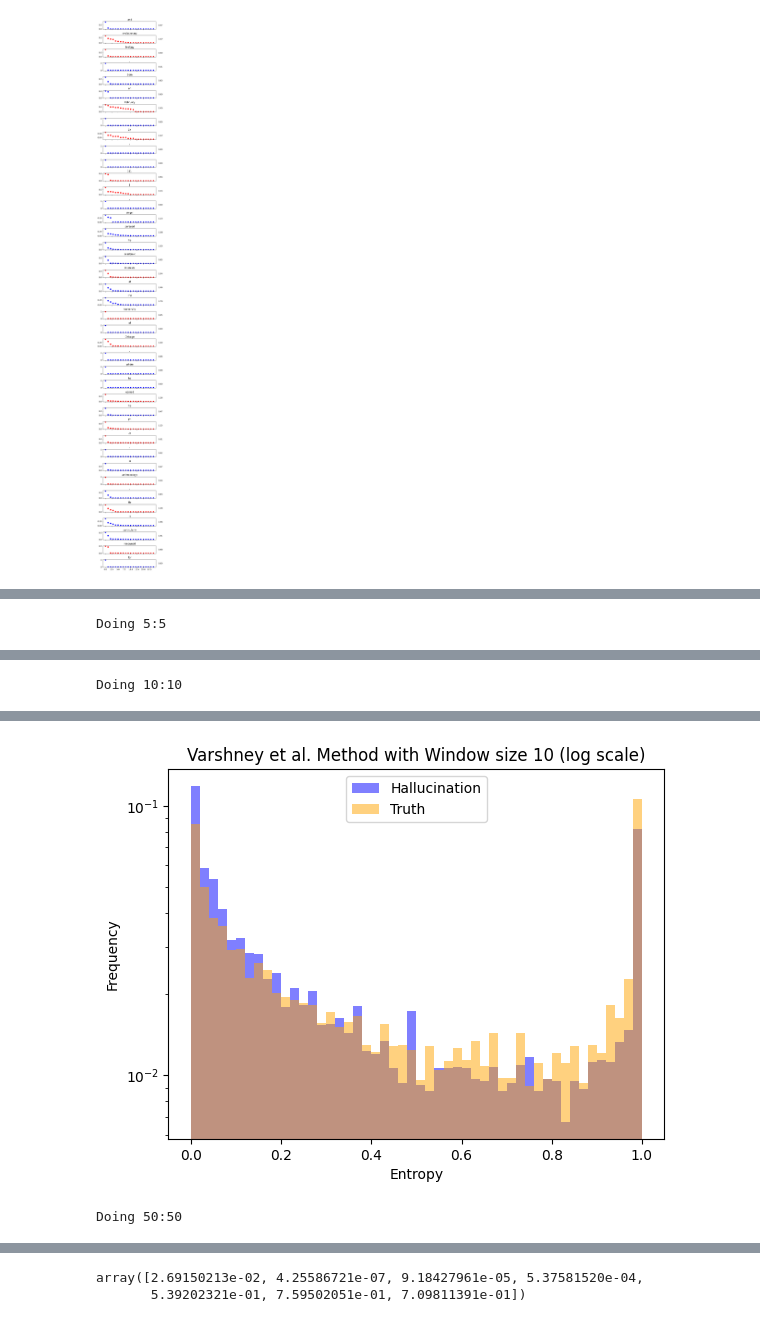
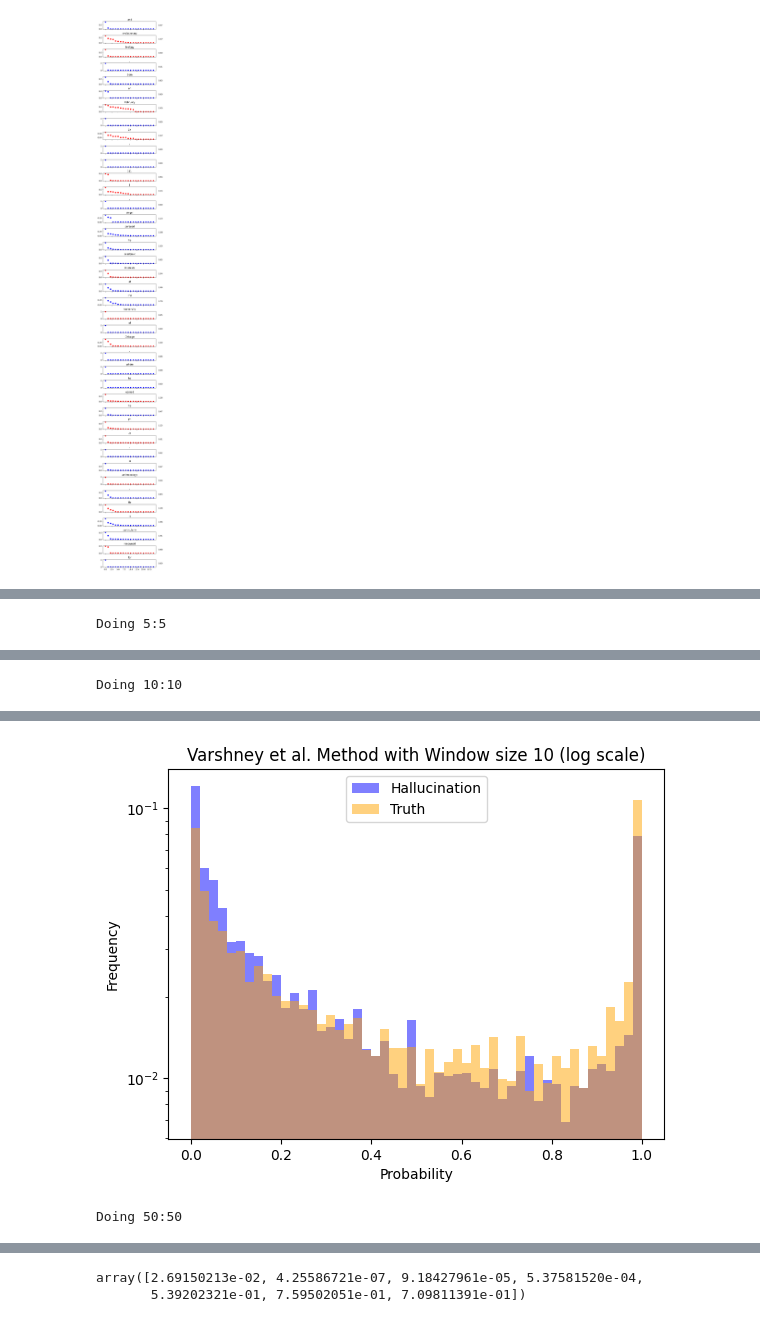
Before and after one commit to shiribaum-tau/NLP_Course_TS_Hallucination_Detection, a Jupyter notebook: data_exploration/Data Exploration.ipynb, the cells around one changed output, grey strips where cells are left out. Saved outputs shown, nothing was run; the diff lists cells and outputs as text; code cells hidden in the pictures.

```diff
--- a/data_exploration/Data Exploration.ipynb
+++ b/data_exploration/Data Exploration.ipynb
@@ -260,7 +266,7 @@ def draw_double_histogram(in_logits, in_labels, title="title", logscale=False, x
 # %%
 # Single token Statistics
 # %%
-for model in MODELS:
+for i, model in enumerate(MODELS):
     all_ents = []
     all_labels = []
     for path in glob.glob(os.path.join(model, "*.pkl")):
@@ -270,6 +276,6 @@ for model in MODELS:
         all_ents.extend(ents)
         all_labels.extend(dat['labels'][-ents.shape[0]:])
 
-    draw_double_histogram(all_ents, all_labels, f"{model}: Window size 1")
-    draw_double_histogram(all_ents, all_labels, f"{model}: Window size 1 (log scale)", True)
+    draw_double_histogram(all_ents, all_labels, f"{MODEL_NAMES[i]} - Single Token Entropy")
+    draw_double_histogram(all_ents, all_labels, f"{MODEL_NAMES[i]} - Single Token Entropy (log scale)", True)
 # %% [output]
@@ -294,7 +300,7 @@ def do_max_bigdiff(logits):
 def do_ent_bigdiff(logits):
     return sp.stats.entropy(np.max(logits,axis=0) - np.min(logits,axis=0))
 # %%
-for model in MODELS:
+for i, model in enumerate(MODELS):
     for winsize in [5, 10, 50]:
         for stride in [winsize]:
             print(f"Doing {model}:{winsize}:{stride}")
@@ -311,6 +317,6 @@ for model in MODELS:
                 except:
                     print(f"Skipping {path}")
 
-        draw_double_histogram(all_logits, all_labels,  f"{model}: Window size {winsize} with label smoothing (Avg. maxdiff)", xlabel="Avg. Maxdiff")
+        draw_double_histogram(all_logits, all_labels,  f"{MODEL_NAMES[i]} - Mean Maxdiff with Window size {winsize}", xlabel="Mean Maxdiff")
 # %% [output]
 Doing mini_GPT:5:5
@@ -331,20 +337 @@ Skipping OPT\Stephen Miller (political advisor)_data.pkl
 ... (6 outputs left out)
-# %%
-for model in MODELS:
-    for winsize in [5, 10, 50]:
-        for stride in [winsize]:
-            print(f"Doing {model}:{winsize}:{stride}")
-            all_logits = []
-            all_labels = []
-            for path in glob.glob(os.path.join(model, "*.pkl")):
-                with open(path, "rb") as f:
-                    dat = pickle.load(f)
-                try:
-                    logits_windows, labels_windows = create_windows(dat, winsize, stride)
-                    for logits, labels in zip(logits_windows, labels_windows):
-                        all_logits.append(do_max_bigdiff(logits))
-                        all_labels.append(1 if 1 in labels else 0)
-                except Exception as e:
-                    print(f"Skipping {path}: {e}")
-
-        draw_double_histogram(all_logits, all_labels,  f"{model}: Window size {winsize} with label smoothing (Max maxdiff)", xlabel="Max Maxdiff")
@@ -442,19 +387,14 @@ for winsize in [5, 10, 50]:
         print(f"Doing {winsize}:{stride}")
         all_probs = []
         all_labels = []
-        for path in glob.glob(os.path.join('mini_GPT', "*.pkl")):
+        for path in glob.glob(os.path.join(paper_comp_data_loc, "*.pkl")):
             with open(path, "rb") as f:
                 dat = pickle.load(f)
-                #
             try:
                 logits_windows, labels_windows = create_windows(dat, winsize, stride)
-                entity = os.path.basename(path).replace("_data.pkl", "")
-                with open(os.path.join(paper_comp_data_loc, f"{entity}_gpt-4o-mini-2024-07-18_300_w_chosen_token_and_concepts.pkl"), "rb") as f:
-                    dat2 = pickle.load(f)
-                    dat2['chosen_token_prob2'] = dat2['chosen_token_prob'].unsqueeze(1)
-                prob_windows, concept_windows = create_windows(dat2, winsize, stride, logit_key_name="chosen_token_prob2", label_key_name='concept_words')
+                dat['chosen_token_prob2'] = dat['chosen_token_prob'].unsqueeze(1)
+                prob_windows, concept_windows = create_windows(dat, winsize, stride, logit_key_name="chosen_token_prob2", label_key_name='concept_words')
                 prob_windows = prob_windows.squeeze(2)
-
 
                 for probs, labels, concepts in zip(prob_windows, labels_windows, concept_windows):
                     all_probs.append(do_thing(probs, concepts))
@@ -462,7 +402,7 @@ for winsize in [5, 10, 50]:
             except Exception as e:
                 print(f"Skipping {path}: {e}")
 
-    draw_double_histogram(all_probs, all_labels,  f"Varshney et al. Method with Window size {winsize}")
-    draw_double_histogram(all_probs, all_labels,  f"Varshney et al. Method with Window size {winsize} (log scale)", True)
+    draw_double_histogram(all_probs, all_labels,  f"Varshney et al. Method with Window size {winsize}", xlabel="Probability")
+    draw_double_histogram(all_probs, all_labels,  f"Varshney et al. Method with Window size {winsize} (log scale)", True, xlabel="Probability")
 # %% [output]
 Doing 5:5
@@ -473,2 +413,2 @@ Doing 10:10
-[figure, old version]
+[figure, new version]
 Doing 50:50
```
Also changed, not shown: parts of 26 cells of this notebook, 40 other files.
